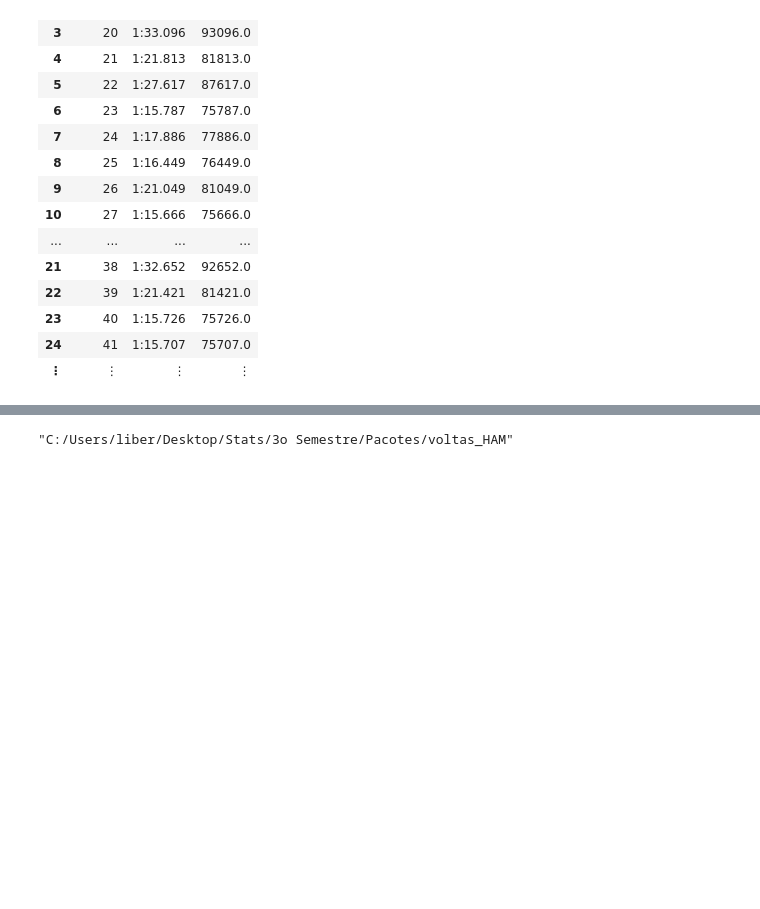
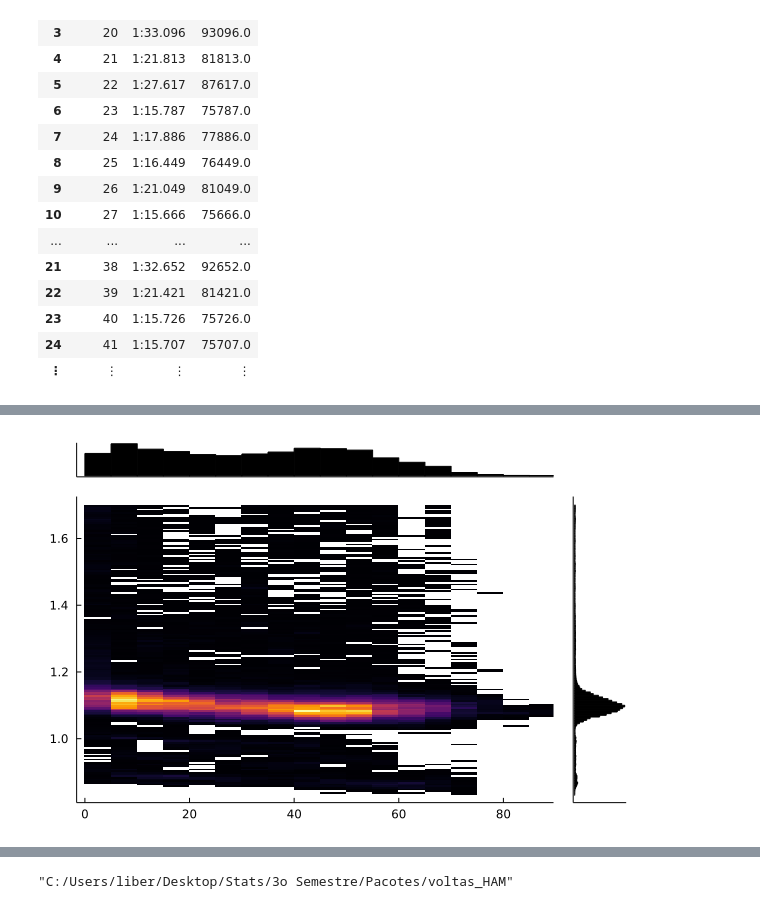
Before and after one commit to LLTeixeira/Portifolio, a Jupyter notebook: F1_A2.ipynb, the cells around one changed output, grey strips where cells are left out. Cells and saved outputs as stored; diff of their text form; code cells hidden in the pictures; blank space fills up the shorter version.

```diff
--- a/F1_A2.ipynb
+++ b/F1_A2.ipynb
@@ -182,0 +282,4 @@ qualis = qualis[qualis.PACE .> 0, :]
+# %%
+marginalhist(dados_sem_pit.lap, dados_sem_pit.volta_ajustada)
+# %% [output]
+[figure, added]
```
Also changed, not shown: parts of 13 cells of this notebook, 4 other files.
